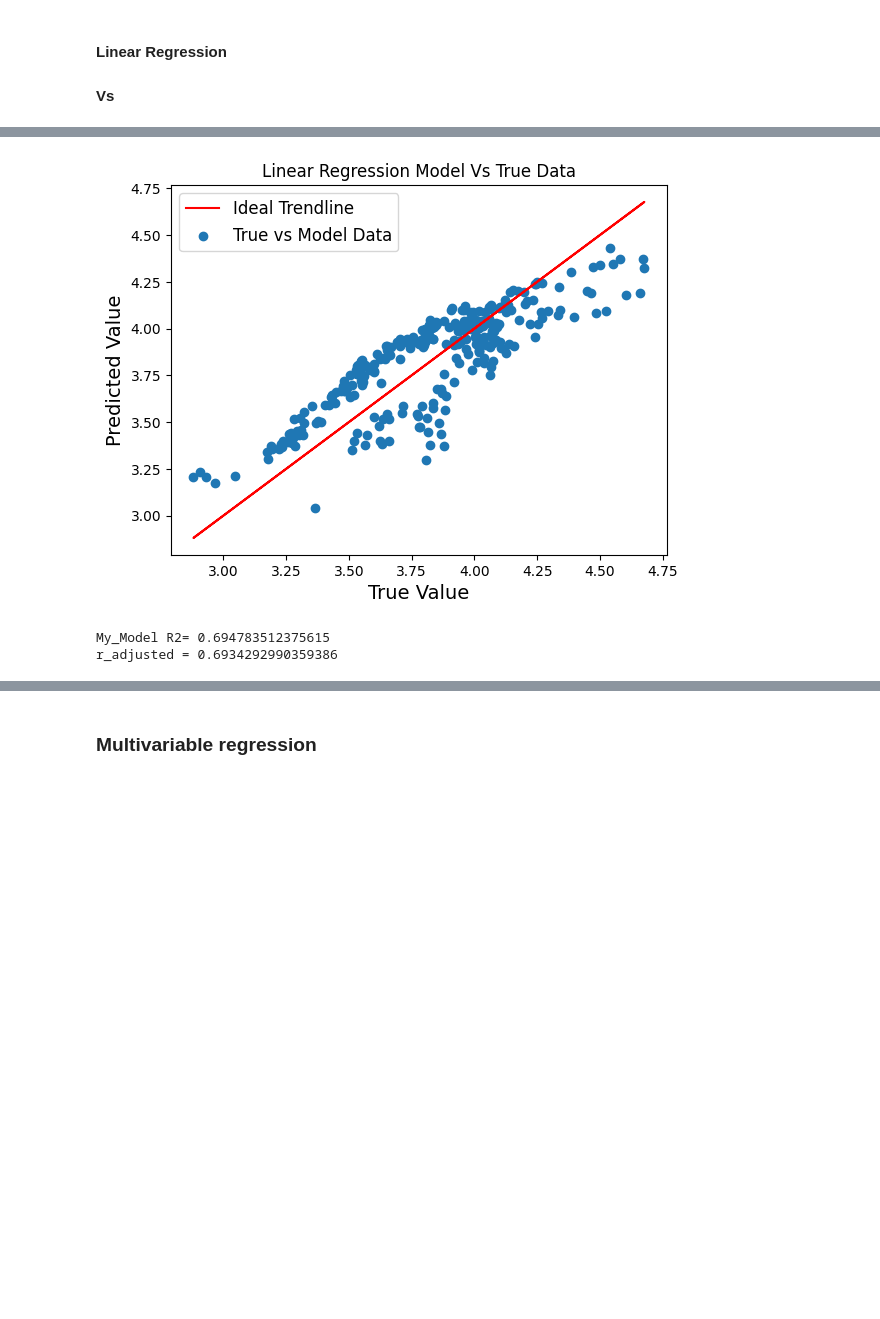
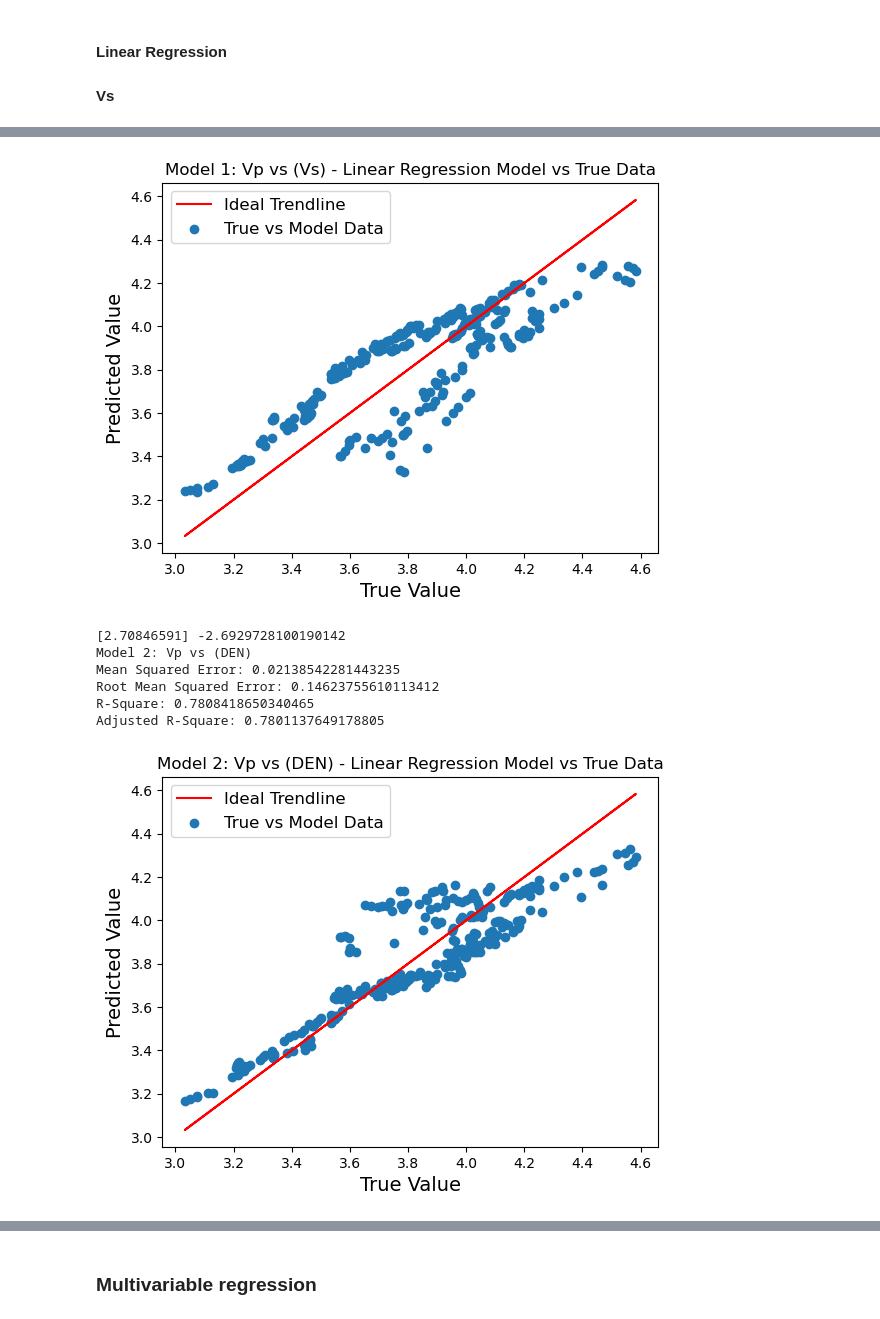
Before and after one commit to GitLars0/Teknisk-Modellering, a Jupyter notebook: ass_3/Project3_2.ipynb, the cells around one changed output, grey strips where cells are left out. Cells and saved outputs as stored; diff of their text form; code cells hidden in the pictures; blank space fills up the shorter version.

```diff
--- a/ass_3/Project3_2.ipynb
+++ b/ass_3/Project3_2.ipynb
@@ -19,42 +20,44 @@ df = pd.read_excel('ProjectData2024.xlsx')
 #### Linear Regression
 #### Vs
 # %%
-df4 = pd.read_excel('CleanOutlier1.xlsx')
+df = pd.read_excel('CleanedFeatureSelectedFiltered.xlsx')
 
-df4.info()
-X = df4[['Vs']]
+def LinReg(X, y, text):
+    x_train, x_test, y_train, y_test = train_test_split(X,y, test_size=0.3, random_state=42)
+    regression = LinearRegression()
+    regression.fit(x_train, y_train)
+    y_pred = regression.predict(x_test)
+    print(regression.coef_, regression.intercept_)
+    mse = mean_squared_error(y_test, y_pred)
+    rmse = np.sqrt(mse)
+    r2 = r2_score(y_test, y_pred)
 
-y = df4['Vp']
-x_train, x_test, y_train, y_test = train_test_split(X,y, test_size=0.3, random_state=42)
-regression = LinearRegression()
-regression.fit(x_train, y_train)
-y_pred = regression.predict(x_test)
-print(regression.coef_, regression.intercept_)
-mse = mean_squared_error(y_test, y_pred)
-rmse = np.sqrt(mse)
-r2 = r2_score(y_test, y_pred)
+    print(f'{text}')
+    print('Mean Squared Error:', mse)
+    print('Root Mean Squared Error:',rmse)
+    print('R-Square:',r2 )
 
-print('Mean Squared Error:', mse)
-print('Root Mean Squared Error:',rmse)
-print('R-Square:',r2 )
-plt.plot(y_test,y_test, '-r')
-plt.scatter(y_test, y_pred)
+    plt.plot(y_test,y_test, '-r')
+    plt.scatter(y_test, y_pred)
 
-plt.title('Linear Regression Model Vs True Data')
-plt.xlabel('True Value',fontsize=14)
-plt.ylabel('Predicted Value',fontsize=14)
-plt.legend(['Ideal Trendline', 'True vs Model Data'], loc='upper left', fontsize=12)
-plt.show()
+    n = len(y_test)
+    p = X.shape[1]
+    adjusted_r2 = 1 - (1 - r2) * (n - 1) / (n - p - 1)
+    print("Adjusted R-Square:", adjusted_r2)
 
-Co_true = np.array(0.77*y_test**2.93)
-Co_my_model = 0.77*y_pred**2.93
-Co_Castagna = np.array(0.77*(1.16*x_test + 1.36)**2.93)
-print('My_Model R2=', r2_score(Co_true, Co_my_model))
+    plt.title(f'{text} - Linear Regression Model vs True Data')
+    plt.xlabel('True Value',fontsize=14)
+    plt.ylabel('Predicted Value',fontsize=14)
+    plt.legend(['Ideal Trendline', 'True vs Model Data'], loc='upper left', fontsize=12)
+    plt.show()
 
-def r2_adj(n, p):
-    return 1-(1-r2)*(n-1)/(n-p-1)
+y = df['Vp']
+X = df[['Vs']]
+LinReg(X, y, "Model 1: Vp vs (Vs)")
 
-n = len(y_pred)
-p = 3
-print('r_adjusted =', r2_adj(n,p))
+X = df[['DEN']]
+LinReg(X, y, "Model 2: Vp vs (DEN)")
+
+X = df[['NEU']]
+LinReg(X, y, "Model 3: Vp vs (NEU)")
 # %% [output]
@@ -76,3 +70,8 @@ R-Square: 0.6964251039313529
-[figure, old version]
+[figure, new version]
-My_Model R2= 0.694783512375615
-r_adjusted = 0.6934292990359386
+[2.70846591] -2.6929728100190142
+Model 2: Vp vs (DEN)
+Mean Squared Error: 0.02138542281443235
+Root Mean Squared Error: 0.14623755610113412
+R-Square: 0.7808418650340465
+Adjusted R-Square: 0.7801137649178805
+[figure, added]
```
Also changed, not shown: parts of 9 cells of this notebook, 4 other files.
